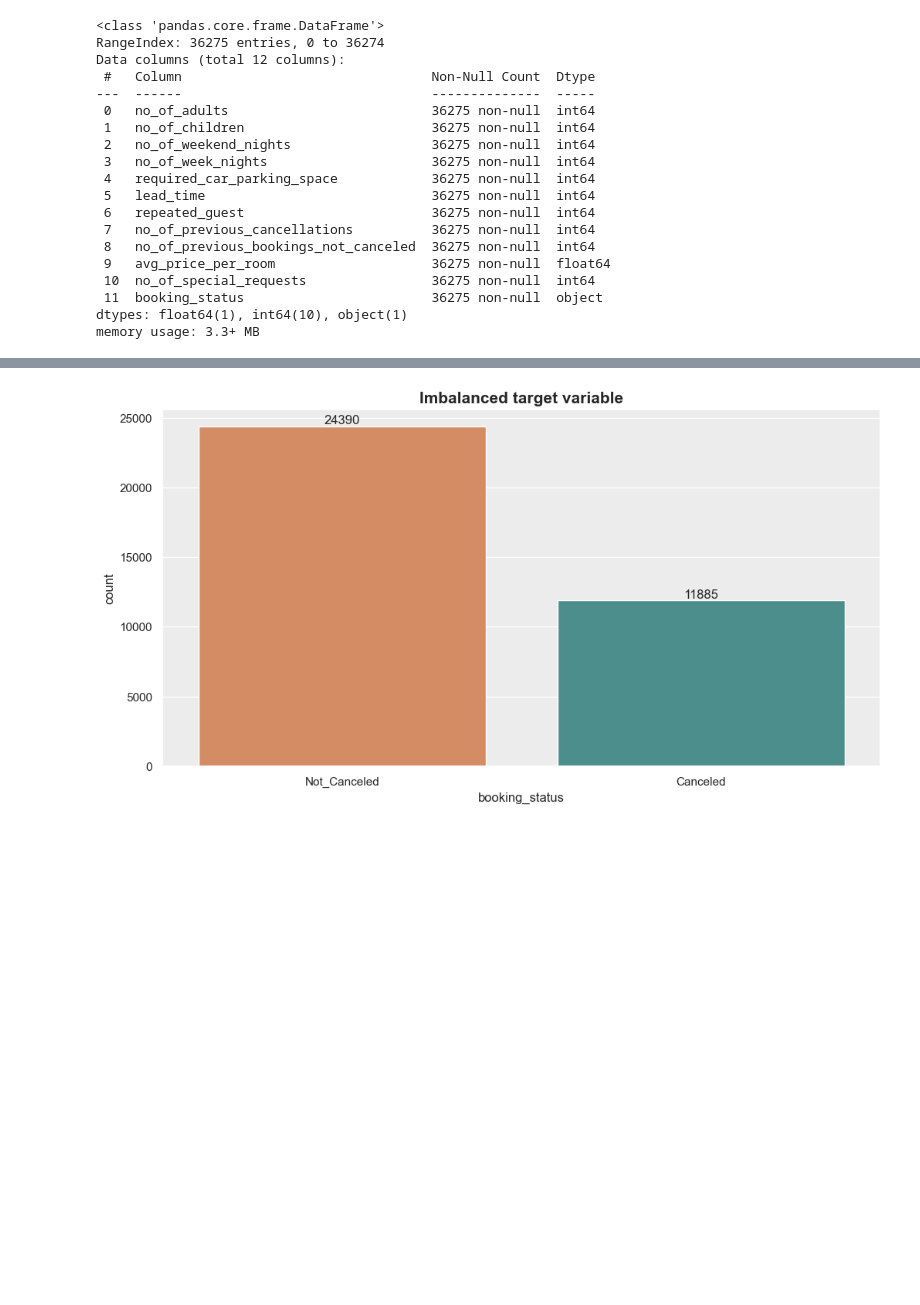
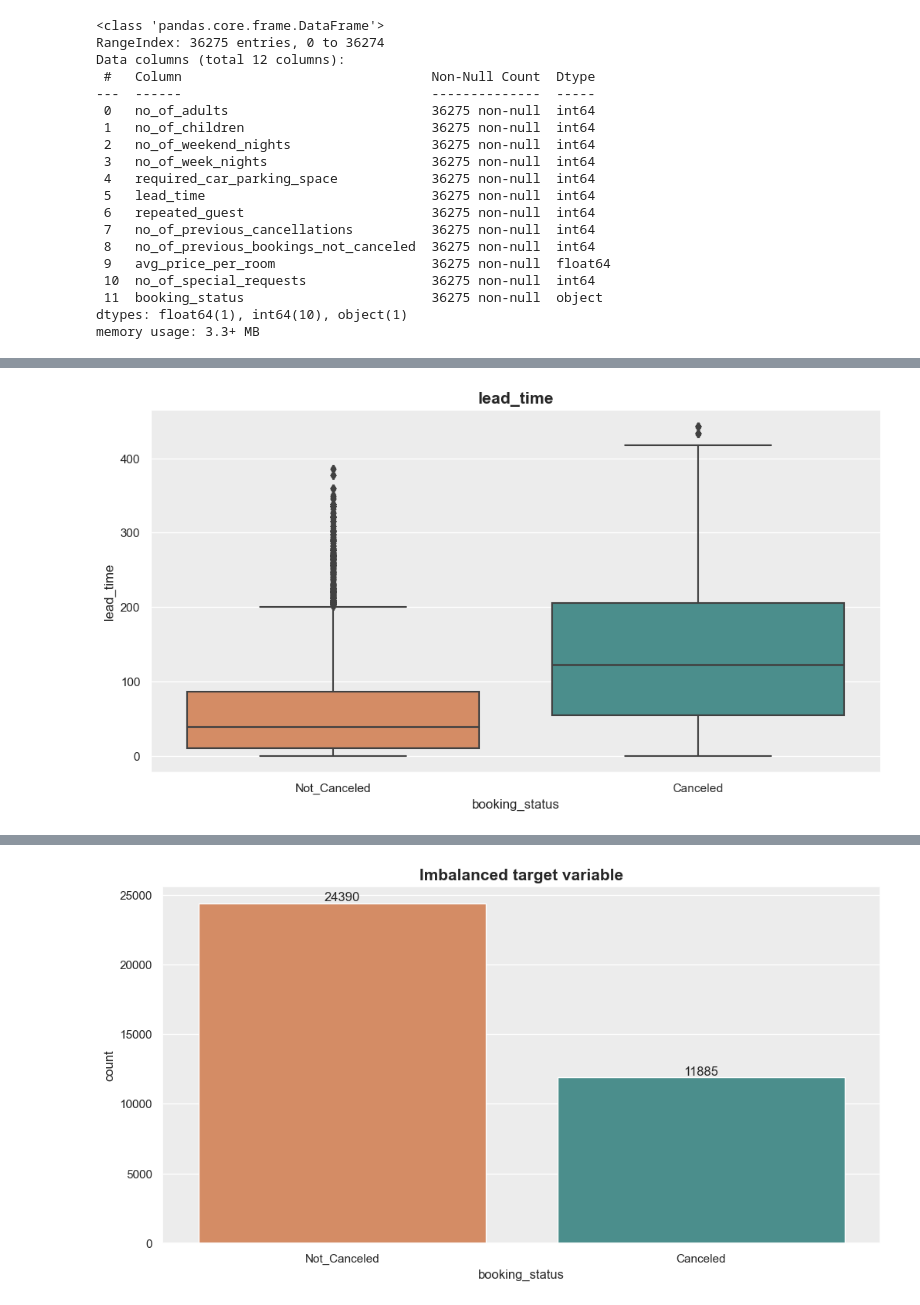
Before and after one commit to phapzip1/fastapi-izlp, a Jupyter notebook: model/models.ipynb, the cells around one changed output, grey strips where cells are left out. Drawn from its saved outputs; the diff is of its cells as text; code cells hidden in the pictures; blank space fills up the shorter version.

```diff
--- a/model/models.ipynb
+++ b/model/models.ipynb
@@ -70,0 +174,15 @@ memory usage: 3.3+ MB
+# %%
+#create a list of numerical features and plot them
+sns.set(rc={'axes.facecolor':'#ECECEC'}) #background color of plot
+plt.figure(figsize=(12,6))
+plt.title("lead_time", fontsize=15, fontweight='bold', ha='center')
+ax = sns.boxplot(x=df['booking_status'], y = df['lead_time'], data=df, palette=palette_features)
+
+#add labels to each bar
+for container in ax.containers:
+    ax.bar_label(container)
+
+#show the plot
+plt.show()
+# %% [output]
+[figure, added]
```
Also changed, not shown: parts of 53 cells of this notebook, 1 other file.
